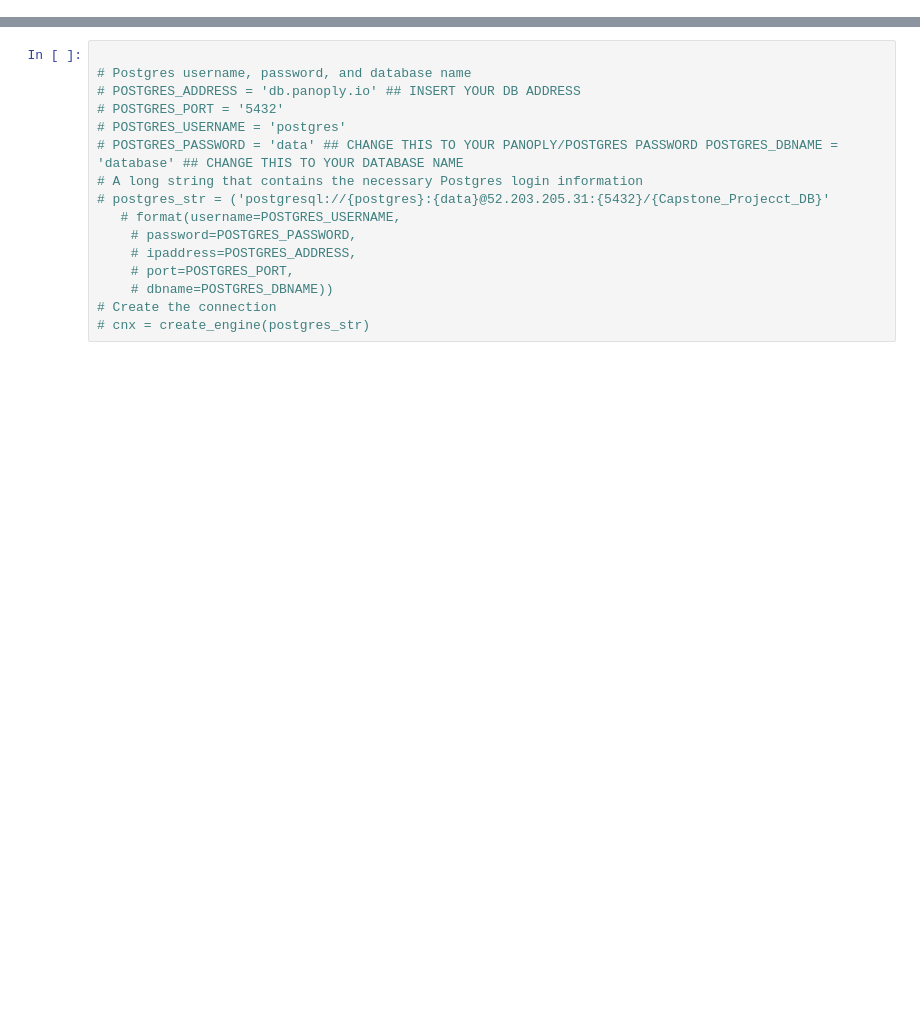
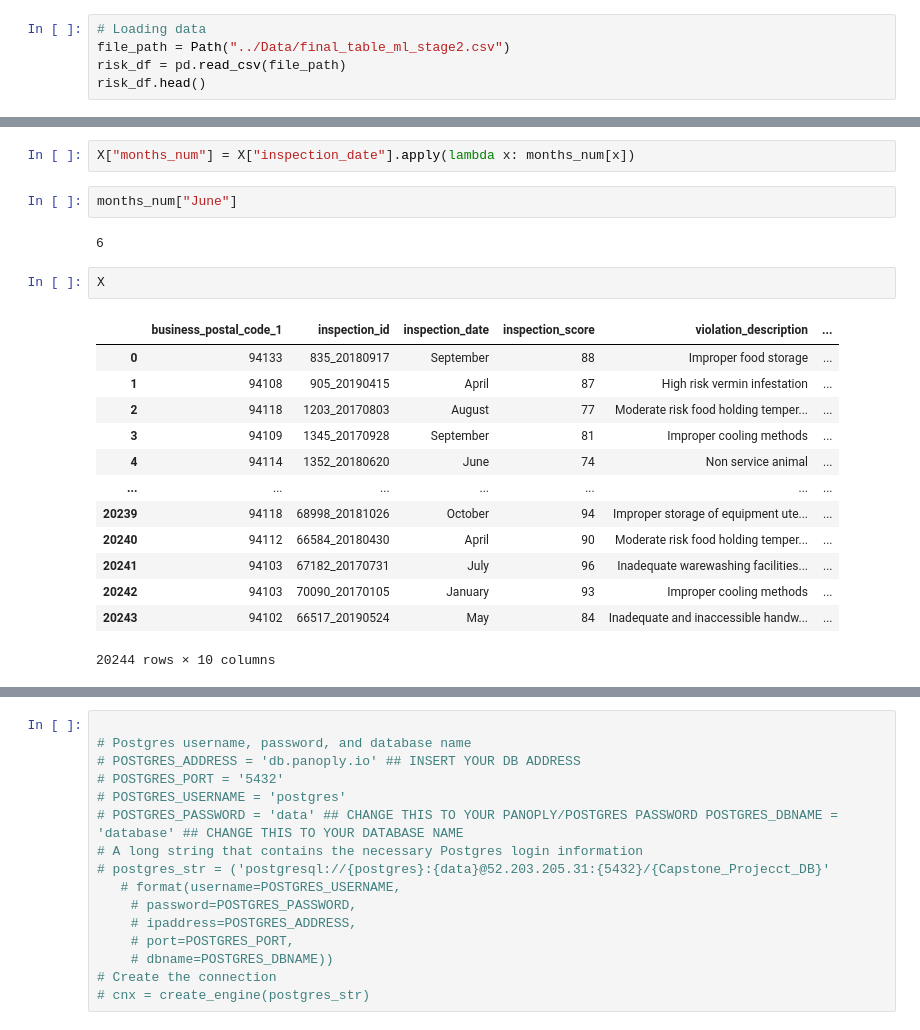
Before and after one commit to ianhernandezz/Capstone_Final_Report, a Jupyter notebook: Notebooks/Provisional_ML.ipynb, the cells around one changed output, grey strips where cells are left out. Saved outputs shown, nothing was run; the diff lists cells and outputs as text; blank space fills up the shorter version.

```diff
--- a/Notebooks/Provisional_ML.ipynb
+++ b/Notebooks/Provisional_ML.ipynb
@@ -6,3 +10,8 @@ from sklearn.ensemble import RandomForestClassifier
 from sklearn.preprocessing import StandardScaler
 from sklearn.model_selection import train_test_split
 from sklearn.metrics import confusion_matrix, accuracy_score, classification_report
+# %%
+# Loading data
+file_path = Path("../Data/final_table_ml_stage2.csv")
+risk_df = pd.read_csv(file_path)
+risk_df.head()
@@ -8,0 +64,22 @@ from sklearn.metrics import confusion_matrix, accuracy_score, classification_rep
+# %%
+X["months_num"] = X["inspection_date"].apply(lambda x: months_num[x])
+# %%
+months_num["June"]
+# %% [output]
+6
+# %%
+X
+# %% [output]
+|  | business_postal_code_1 | inspection_id | inspection_date | inspection_score | violation_description | ... |
+| 0 | 94133 | 835_20180917 | September | 88 | Improper food storage | ... |
+| 1 | 94108 | 905_20190415 | April | 87 | High risk vermin infestation | ... |
+| 2 | 94118 | 1203_20170803 | August | 77 | Moderate risk food holding temper... | ... |
+| 3 | 94109 | 1345_20170928 | September | 81 | Improper cooling methods | ... |
+| 4 | 94114 | 1352_20180620 | June | 74 | Non service animal | ... |
+| ... | ... | ... | ... | ... | ... | ... |
+| 20239 | 94118 | 68998_20181026 | October | 94 | Improper storage of equipment ute... | ... |
+| 20240 | 94112 | 66584_20180430 | April | 90 | Moderate risk food holding temper... | ... |
+| 20241 | 94103 | 67182_20170731 | July | 96 | Inadequate warewashing facilities... | ... |
+| 20242 | 94103 | 70090_20170105 | January | 93 | Improper cooling methods | ... |
+| 20243 | 94102 | 66517_20190524 | May | 84 | Inadequate and inaccessible handw... | ... |
+20244 rows × 10 columns
```
Also changed, not shown: parts of 19 cells of this notebook, 1 other file.
